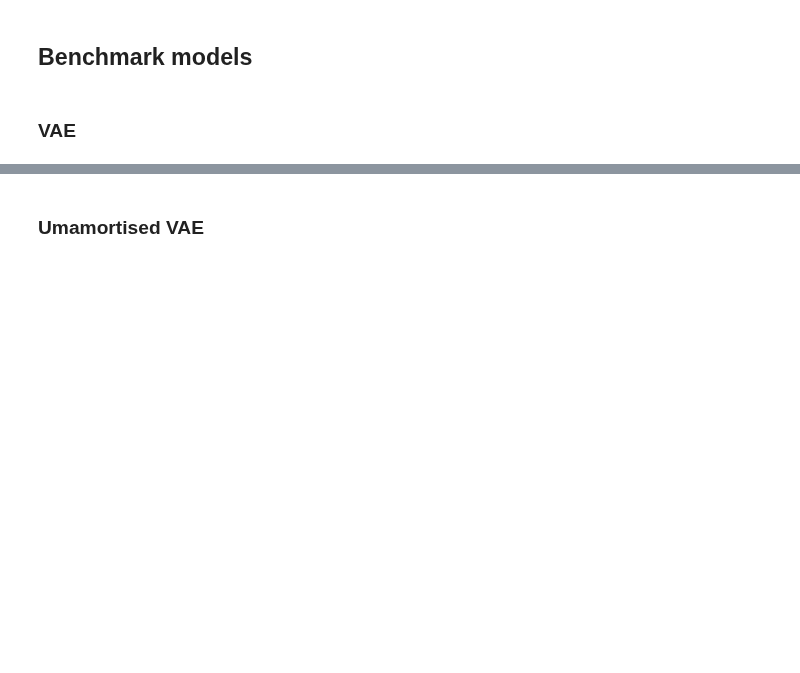
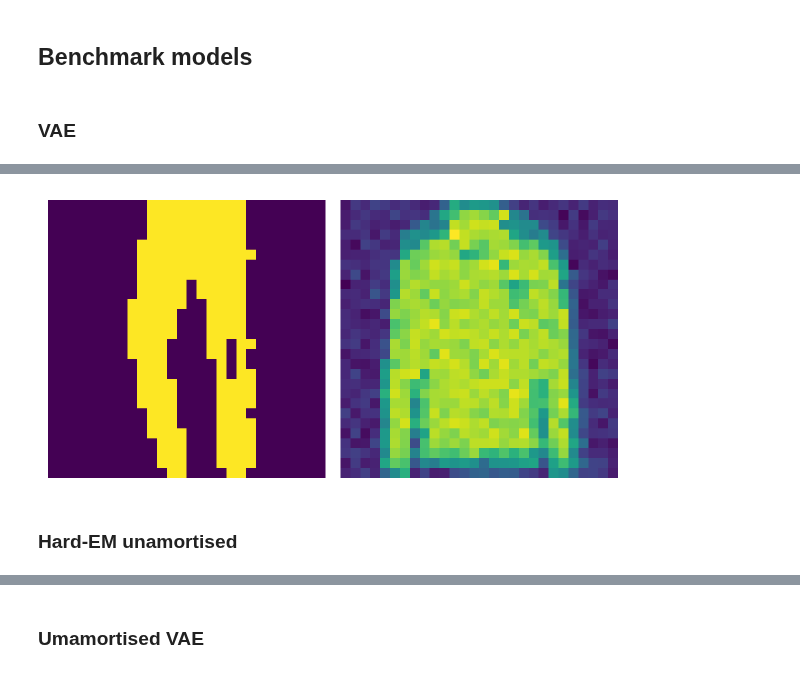
Before and after one commit to gerdm/hard-em-lvm, a Jupyter notebook: notebooks/17-unamortised-test.ipynb, the cells around one changed output, grey strips where cells are left out. Saved outputs shown, nothing was run; the diff lists cells and outputs as text; code cells hidden in the pictures; blank space fills up the shorter version.

```diff
--- a/notebooks/17-unamortised-test.ipynb
+++ b/notebooks/17-unamortised-test.ipynb
@@ -319,0 +376,19 @@ Text(0.5, 0.98, 'VAE')
+# %%
+fig, ax = plt.subplots(1, 2, figsize=(6, 4))
+
+ix_target = 5
+params_test = res_vae["test"]["params"]["e500"]
+img_truth = X_test[ix_target].reshape(28, 28)
+img_reconstruct = config_test.model.apply(params_test, X_test, key)[1]
+img_reconstruct = nn.sigmoid(img_reconstruct[ix_target]).reshape(28, 28)
+
+ax[0].imshow(img_truth)
+ax[1].imshow(img_reconstruct)
+
+ax[0].axis("off")
+ax[1].axis("off");
+plt.tight_layout()
+# %% [output]
+[figure, added]
+# %% [markdown]
+### Hard-EM unamortised
```
Also changed, not shown: parts of 30 cells of this notebook.
